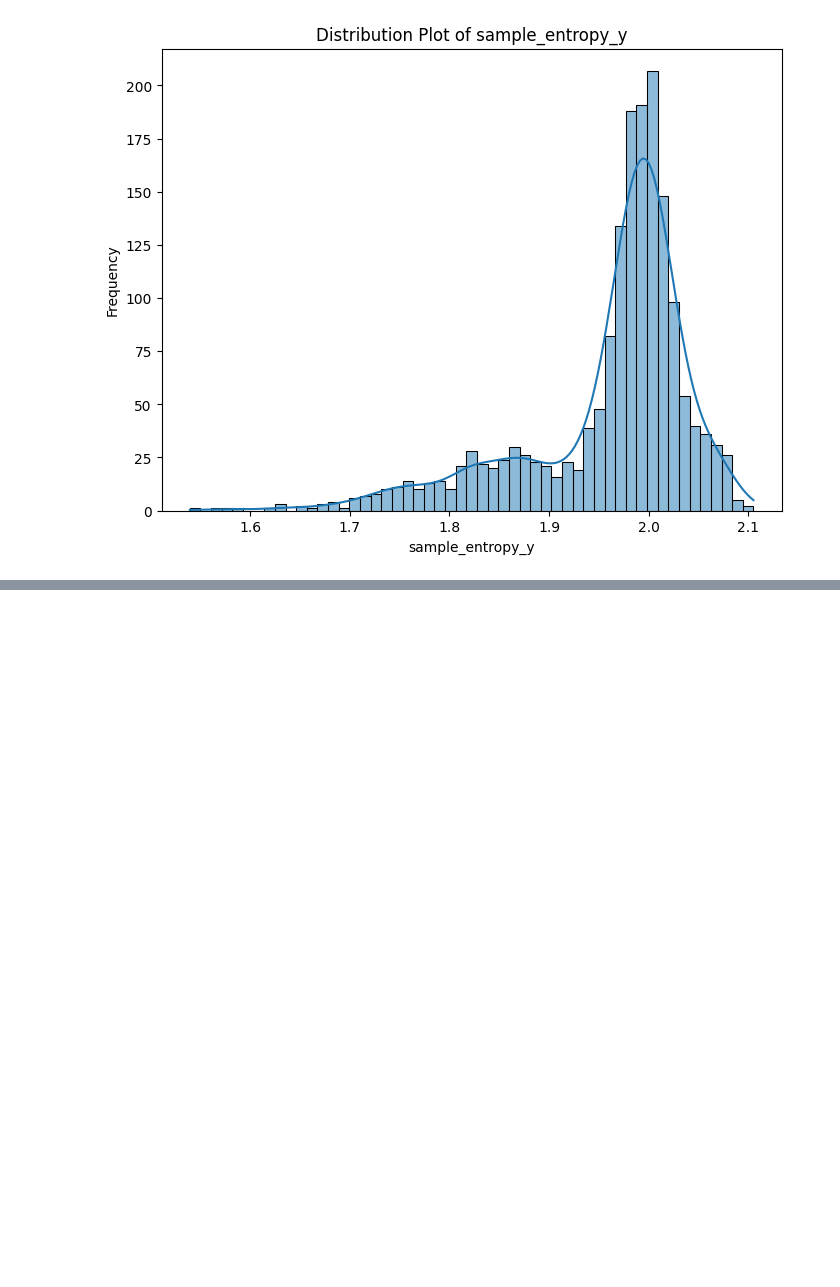
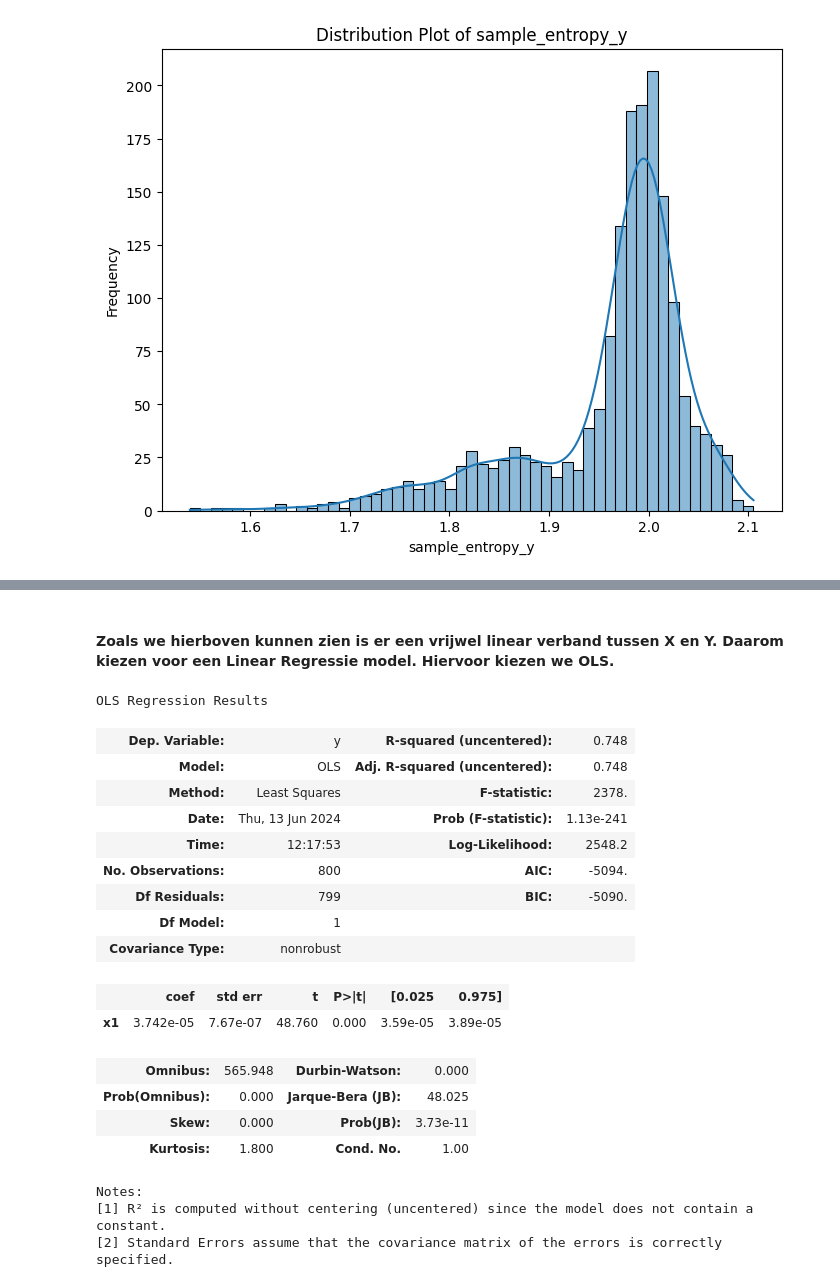
Before and after one commit to luukhfontys/Datascience-eindopdracht, a Jupyter notebook: DS Eindopdracht.ipynb, the cells around one changed output, grey strips where cells are left out. Drawn from its saved outputs; the diff is of its cells as text; code cells hidden in the pictures; blank space fills up the shorter version.

```diff
--- a/DS Eindopdracht.ipynb
+++ b/DS Eindopdracht.ipynb
@@ -252,0 +289,25 @@ for column in columns_with_y:
+# %% [markdown]
+#### Zoals we hierboven kunnen zien is er een vrijwel linear verband tussen X en Y. Daarom kiezen voor een Linear Regressie model. Hiervoor kiezen we OLS.
+# %%
+model = sm.OLS(y_train,x_train).fit()
+model.summary()
+# %% [output]
+OLS Regression Results
+| Dep. Variable: | y | R-squared (uncentered): | 0.748 |
+| Model: | OLS | Adj. R-squared (uncentered): | 0.748 |
+| Method: | Least Squares | F-statistic: | 2378. |
+| Date: | Thu, 13 Jun 2024 | Prob (F-statistic): | 1.13e-241 |
+| Time: | 12:17:53 | Log-Likelihood: | 2548.2 |
+| No. Observations: | 800 | AIC: | -5094. |
+| Df Residuals: | 799 | BIC: | -5090. |
+| Df Model: | 1 |  |  |
+| Covariance Type: | nonrobust |  |  |
+|  | coef | std err | t | P>|t| | [0.025 | 0.975] |
+| x1 | 3.742e-05 | 7.67e-07 | 48.760 | 0.000 | 3.59e-05 | 3.89e-05 |
+| Omnibus: | 565.948 | Durbin-Watson: | 0.000 |
+| Prob(Omnibus): | 0.000 | Jarque-Bera (JB): | 48.025 |
+| Skew: | 0.000 | Prob(JB): | 3.73e-11 |
+| Kurtosis: | 1.800 | Cond. No. | 1.00 |
+Notes:
+[1] R² is computed without centering (uncentered) since the model does not contain a constant.
+[2] Standard Errors assume that the covariance matrix of the errors is correctly specified.
```
Also changed, not shown: parts of 7 cells of this notebook, 2 other files.
